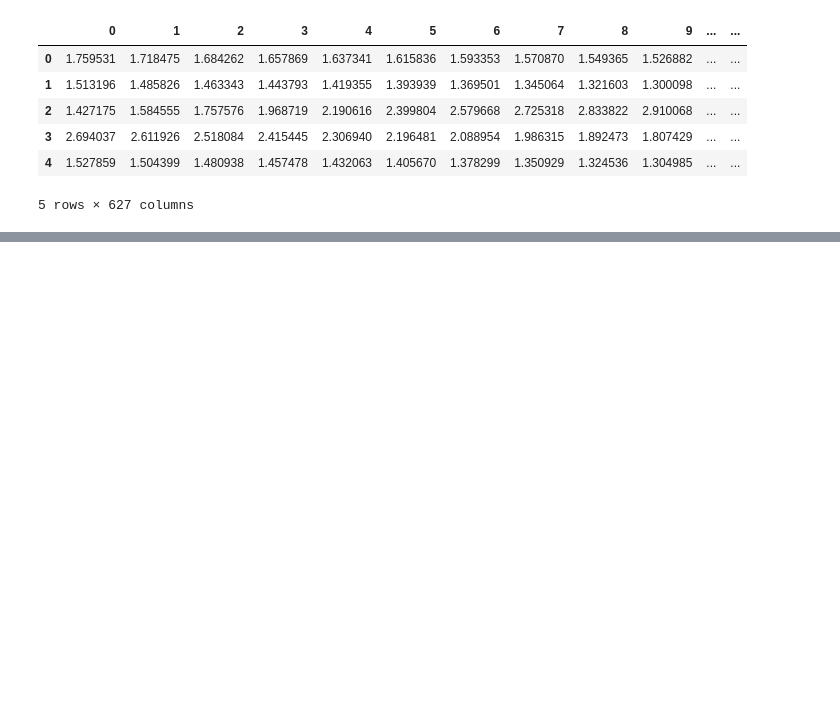
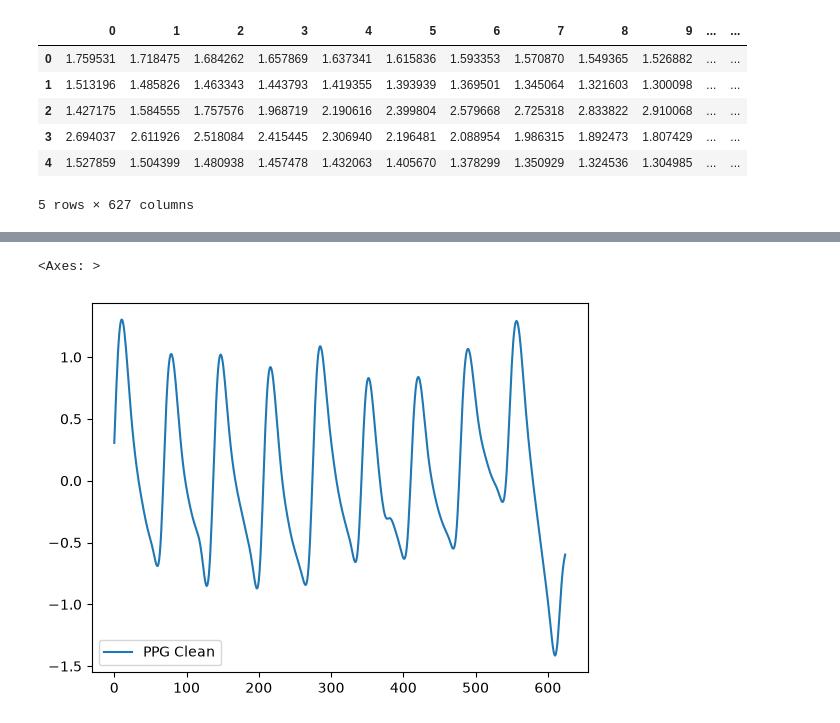
Before and after one commit to Break-Through-Tech/Microsoft-1D-educational-blood-pressure-estimation, a Jupyter notebook: notebooks/read_data.ipynb, the cells around one changed output, grey strips where cells are left out. Saved outputs shown, nothing was run; the diff lists cells and outputs as text; code cells hidden in the pictures; blank space fills up the shorter version.

```diff
--- a/notebooks/read_data.ipynb
+++ b/notebooks/read_data.ipynb
@@ -134,0 +138,5 @@ ppg_dataset.head()
+# %%
+X_clean = np.vstack([
+    nk.ppg_clean(window, sampling_rate=125)
+    for window in ppg_dataset.iloc[:, :625].to_numpy()
+])
@@ -134,0 +164,7 @@ ppg_dataset.head()
+# %%
+
+signals = pd.DataFrame({'PPG Clean' : X_clean[1000]})
+signals.plot()
+# %% [output]
+<Axes: >
+[figure, added]
```
Also changed, not shown: parts of 7 cells of this notebook.
